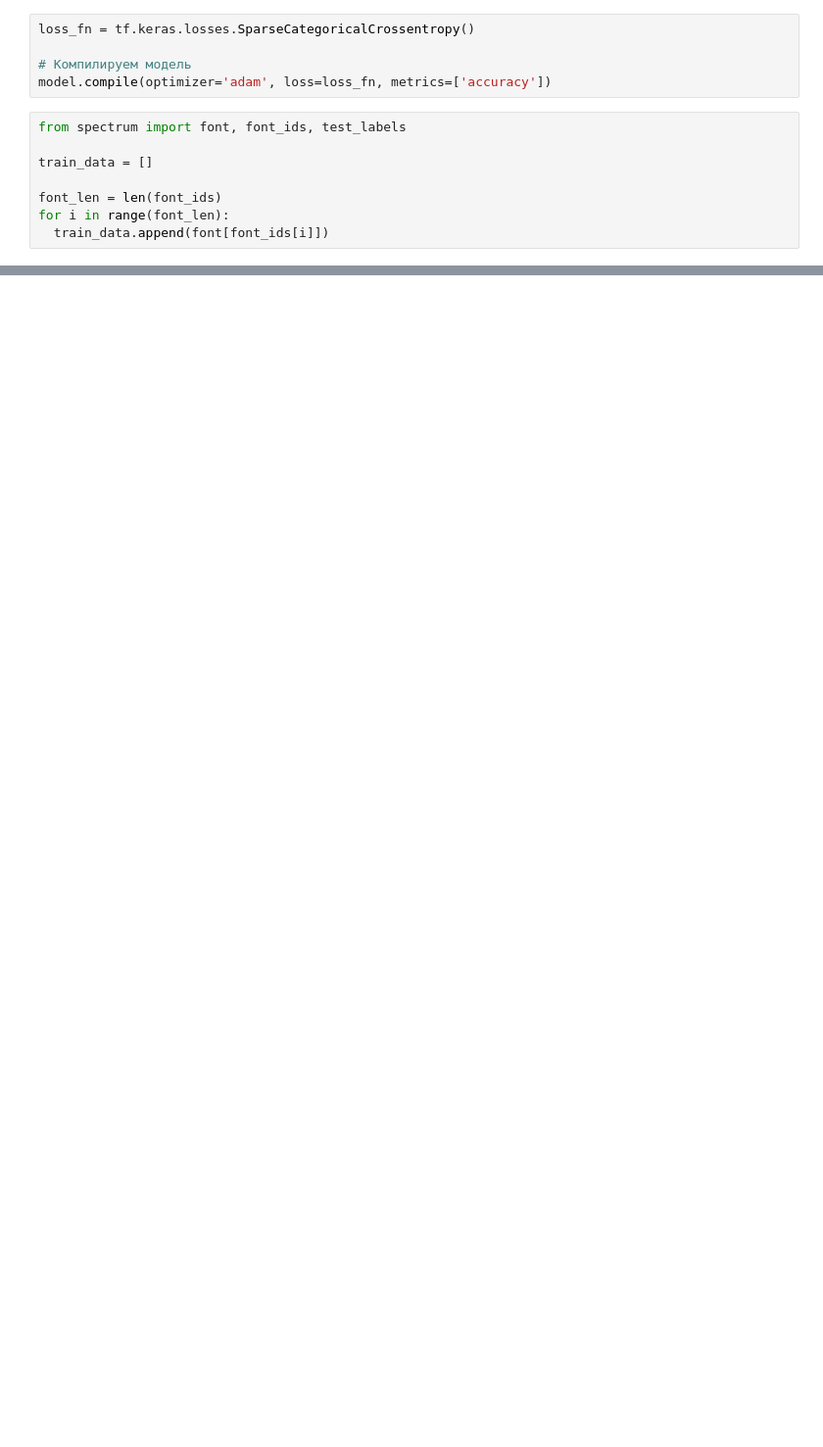
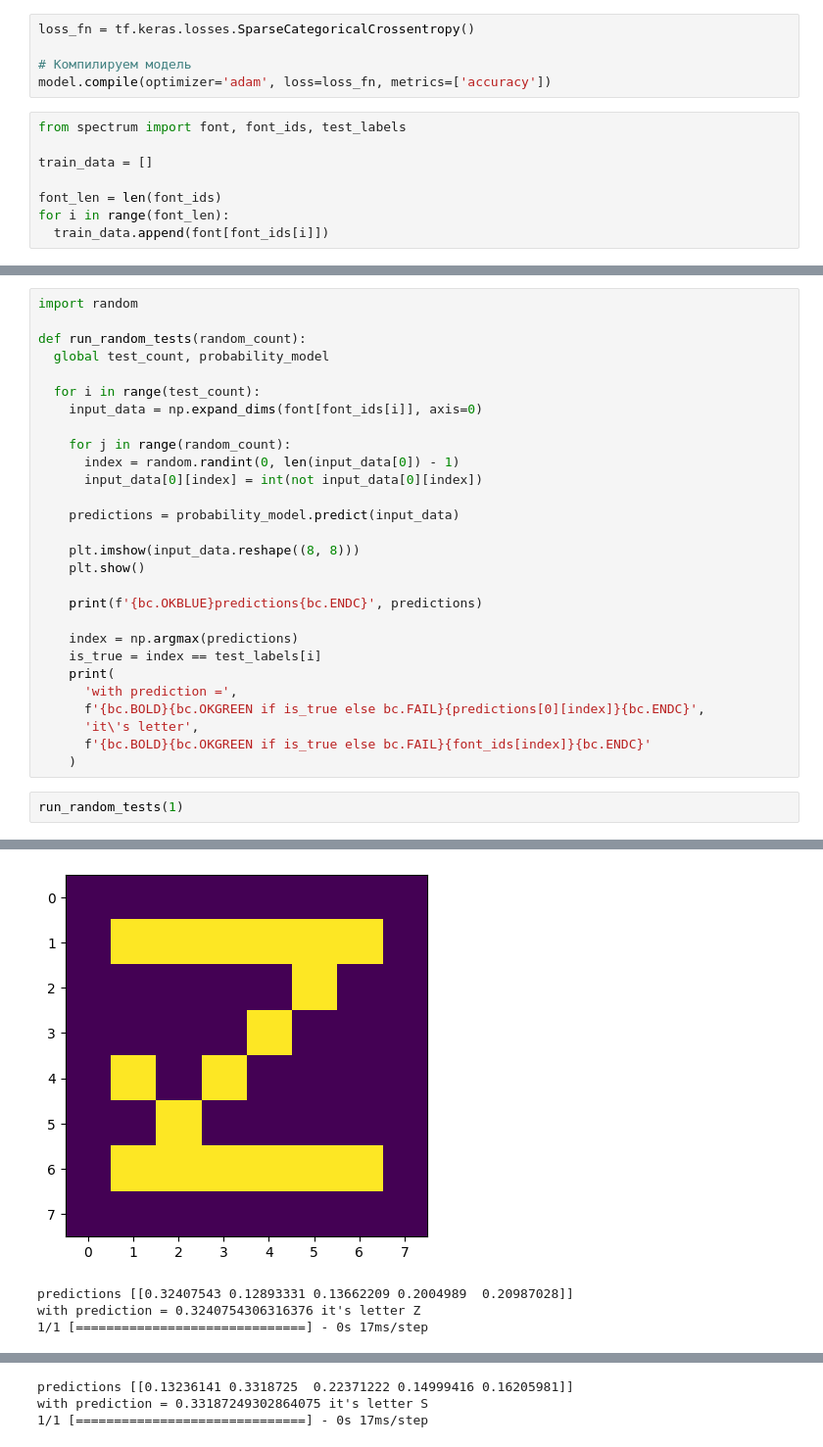
Before and after one commit to asmalcev/4course2semestr, a Jupyter notebook: mspz/lab5/main.ipynb, the cells around one changed output, grey strips where cells are left out. Shown at 98% size. Saved outputs shown, nothing was run; the diff lists cells and outputs as text; blank space fills up the shorter version.

```diff
--- a/mspz/lab5/main.ipynb
+++ b/mspz/lab5/main.ipynb
@@ -70,0 +81,31 @@ with prediction = 0.3798292577266693 it's letter r1
+# %%
+import random
+
+def run_random_tests(random_count):
+  global test_count, probability_model
+
+  for i in range(test_count):
+    input_data = np.expand_dims(font[font_ids[i]], axis=0)
+
+    for j in range(random_count):
+      index = random.randint(0, len(input_data[0]) - 1)
+      input_data[0][index] = int(not input_data[0][index])
+
+    predictions = probability_model.predict(input_data)
+
+    plt.imshow(input_data.reshape((8, 8)))
+    plt.show()
+
+    print(f'{bc.OKBLUE}predictions{bc.ENDC}', predictions)
+
+    index = np.argmax(predictions)
+    is_true = index == test_labels[i]
+    print(
+      'with prediction =',
+      f'{bc.BOLD}{bc.OKGREEN if is_true else bc.FAIL}{predictions[0][index]}{bc.ENDC}',
+      'it\'s letter',
+      f'{bc.BOLD}{bc.OKGREEN if is_true else bc.FAIL}{font_ids[index]}{bc.ENDC}'
+    )
+# %%
+run_random_tests(1)
+# %% [output]
@@ -70,0 +113,4 @@ with prediction = 0.3798292577266693 it's letter r1
+[figure, added]
+predictions [[0.32407543 0.12893331 0.13662209 0.2004989  0.20987028]]
+with prediction = 0.3240754306316376 it's letter Z
+1/1 [==============================] - 0s 17ms/step
@@ -70,0 +118,3 @@ with prediction = 0.3798292577266693 it's letter r1
+predictions [[0.13236141 0.3318725  0.22371222 0.14999416 0.16205981]]
+with prediction = 0.33187249302864075 it's letter S
+1/1 [==============================] - 0s 17ms/step
```
Also changed, not shown: parts of 6 cells of this notebook.
